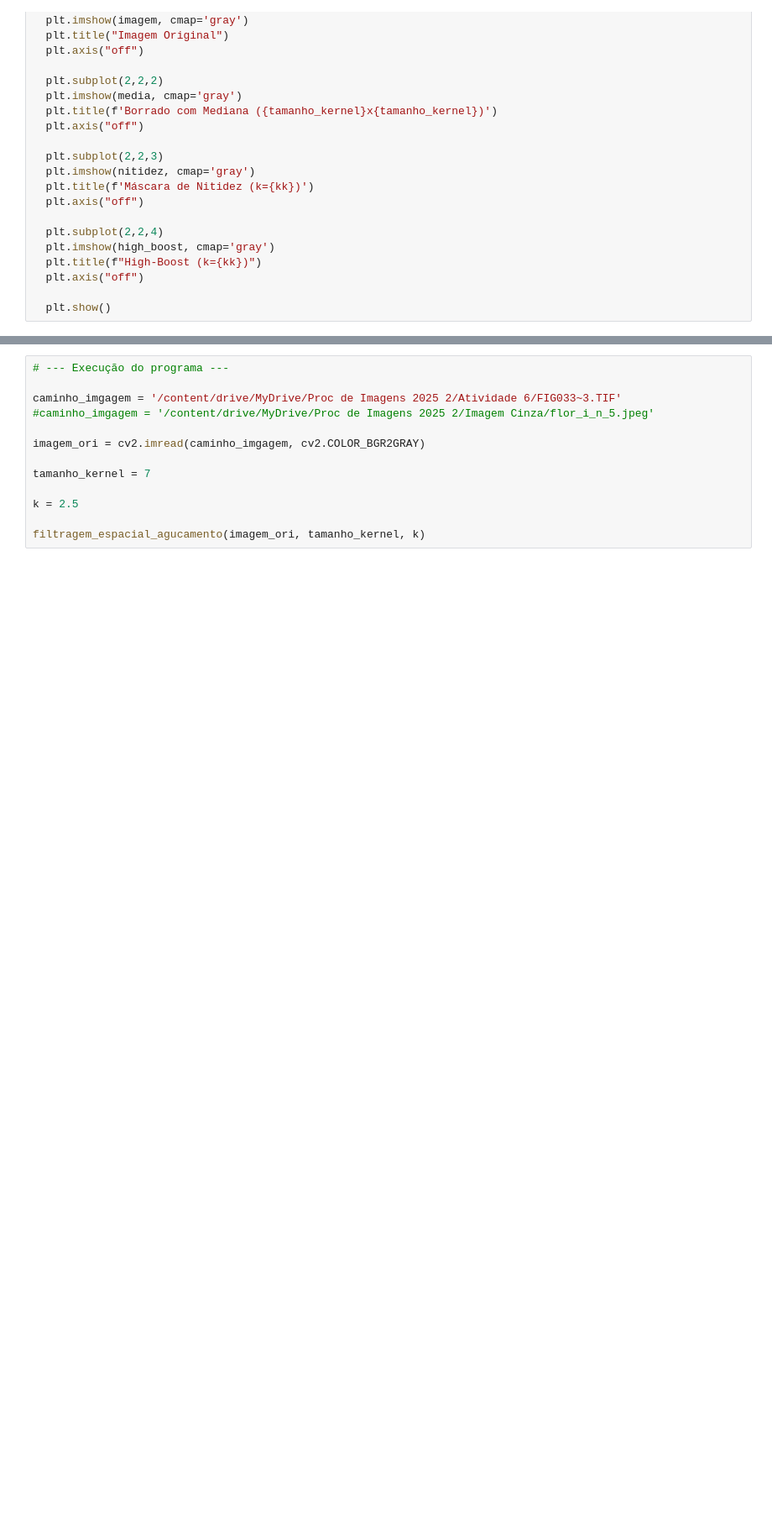
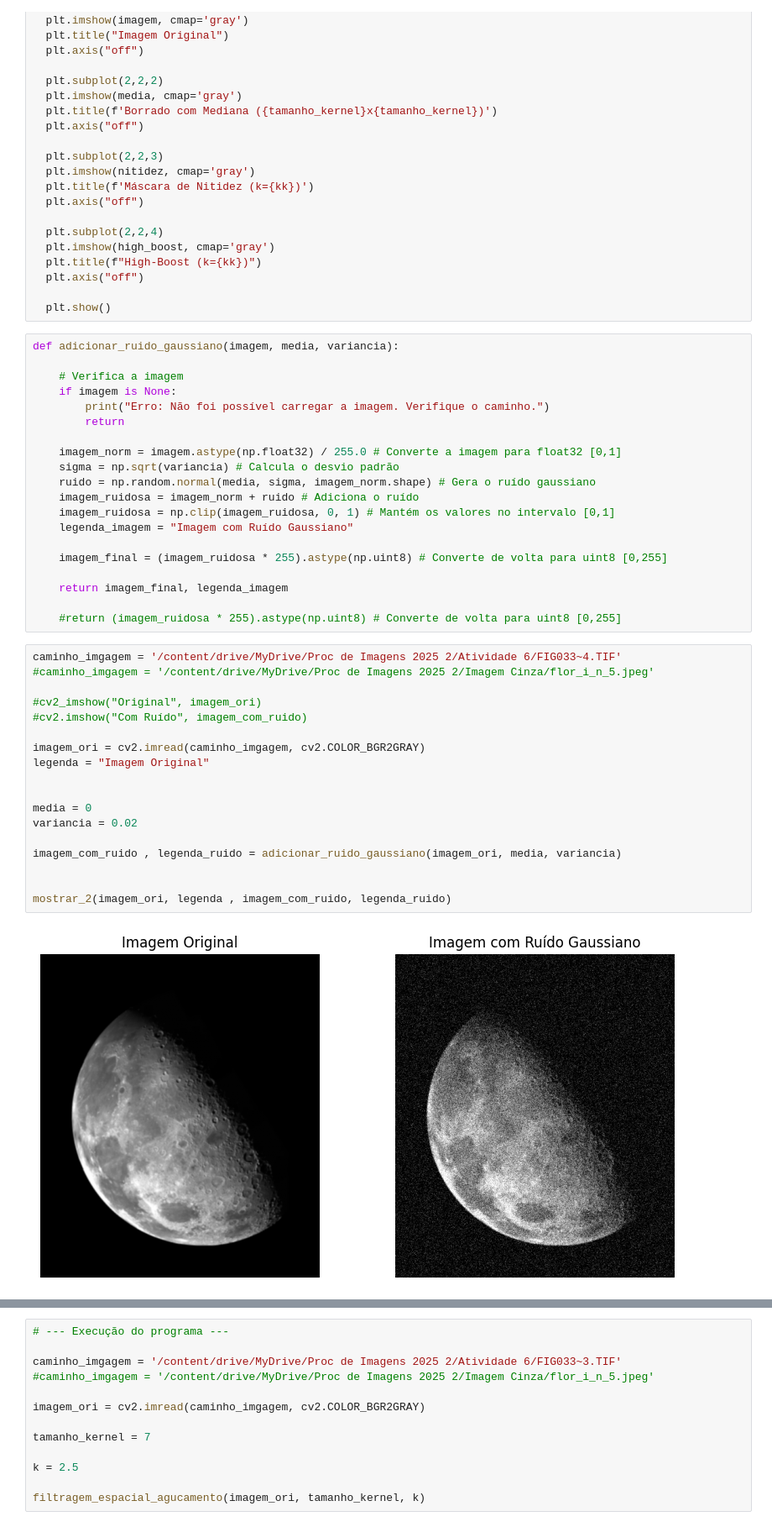
Before and after one commit to laerteluizf/Proc_Imagens_2025_2, a Jupyter notebook: proc_imagens_tarefa_final.ipynb, the cells around one changed output, grey strips where cells are left out. Shown at 84% size. Saved outputs shown, nothing was run; the diff lists cells and outputs as text; blank space fills up the shorter version.

```diff
--- a/proc_imagens_tarefa_final.ipynb
+++ b/proc_imagens_tarefa_final.ipynb
@@ -58,3 +75,43 @@ def filtragem_espacial_agucamento(imagem, tamanho_kernel, kk):
   plt.axis("off")
 
   plt.show()
+# %%
+def adicionar_ruido_gaussiano(imagem, media, variancia):
+
+    # Verifica a imagem
+    if imagem is None:
+        print("Erro: Não foi possível carregar a imagem. Verifique o caminho.")
+        return
+
+    imagem_norm = imagem.astype(np.float32) / 255.0 # Converte a imagem para float32 [0,1]
+    sigma = np.sqrt(variancia) # Calcula o desvio padrão
+    ruido = np.random.normal(media, sigma, imagem_norm.shape) # Gera o ruído gaussiano
+    imagem_ruidosa = imagem_norm + ruido # Adiciona o ruído
+    imagem_ruidosa = np.clip(imagem_ruidosa, 0, 1) # Mantém os valores no intervalo [0,1]
+    legenda_imagem = "Imagem com Ruído Gaussiano"
+
+    imagem_final = (imagem_ruidosa * 255).astype(np.uint8) # Converte de volta para uint8 [0,255]
+
+    return imagem_final, legenda_imagem
+
+    #return (imagem_ruidosa * 255).astype(np.uint8) # Converte de volta para uint8 [0,255]
+# %%
+caminho_imgagem = '/content/drive/MyDrive/Proc de Imagens 2025 2/Atividade 6/FIG033~4.TIF'
+#caminho_imgagem = '/content/drive/MyDrive/Proc de Imagens 2025 2/Imagem Cinza/flor_i_n_5.jpeg'
+
+#cv2_imshow("Original", imagem_ori)
+#cv2.imshow("Com Ruído", imagem_com_ruido)
+
+imagem_ori = cv2.imread(caminho_imgagem, cv2.COLOR_BGR2GRAY)
+legenda = "Imagem Original"
+
+
+media = 0
+variancia = 0.02
+
+imagem_com_ruido , legenda_ruido = adicionar_ruido_gaussiano(imagem_ori, media, variancia)
+
+
+mostrar_2(imagem_ori, legenda , imagem_com_ruido, legenda_ruido)
+# %% [output]
+[figure, added]
```
Also changed, not shown: parts of 3 cells of this notebook.
